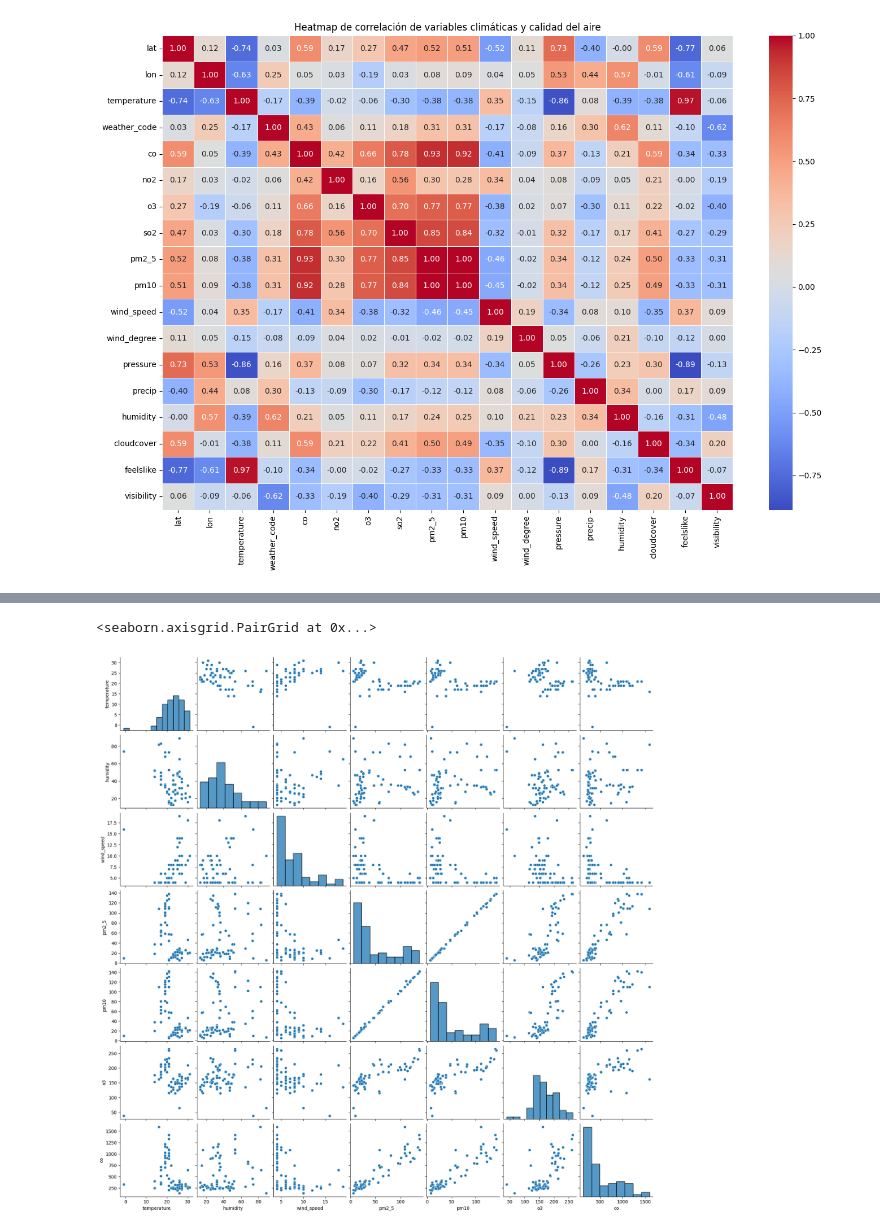
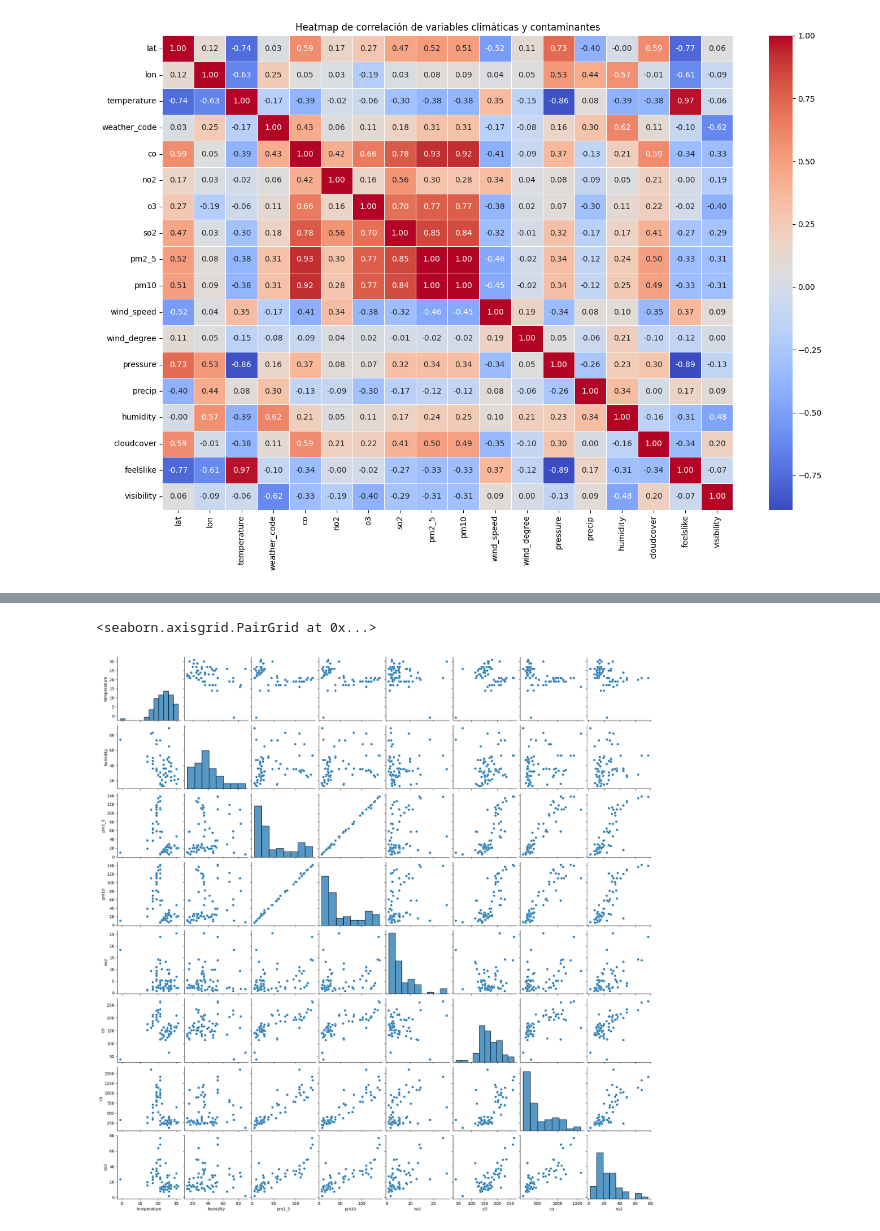
Before and after one commit to SchallerFran/Clima-y-calidad-del-aire-en-las-ciudades-de-la-India, a Jupyter notebook: src/EDA.ipynb, the cells around one changed output, grey strips where cells are left out. Saved outputs shown, nothing was run; the diff lists cells and outputs as text; code cells hidden in the pictures.

```diff
--- a/src/EDA.ipynb
+++ b/src/EDA.ipynb
@@ -80,6 +85,6 @@ sns.regplot(data=df, x="pm2_5", y="pm10", scatter=False)
-# %%
-cols = ["temperature", "humidity", "wind_speed", "pm2_5", "pm10", "o3", "co"]
-sns.pairplot(df[cols])
-# %% [output]
-<seaborn.axisgrid.PairGrid at 0x...>
-[figure, removed]
+# %%
+cols = ["temperature", "humidity", "pm2_5", "pm10", "no2", "o3", "co", "so2"]
+sns.pairplot(df[cols])
+# %% [output]
+<seaborn.axisgrid.PairGrid at 0x...>
+[figure, added]
```
Also changed, not shown: parts of 12 cells of this notebook.
